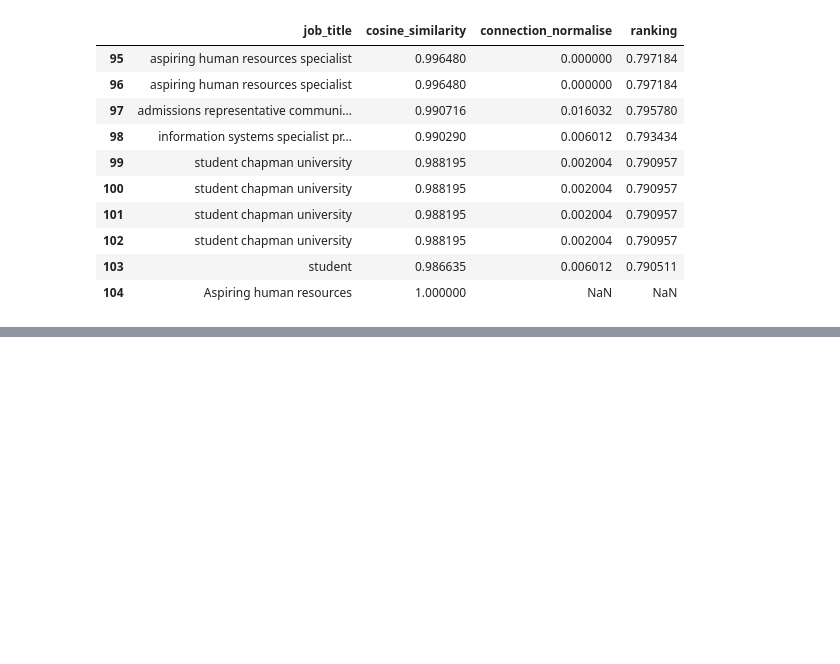
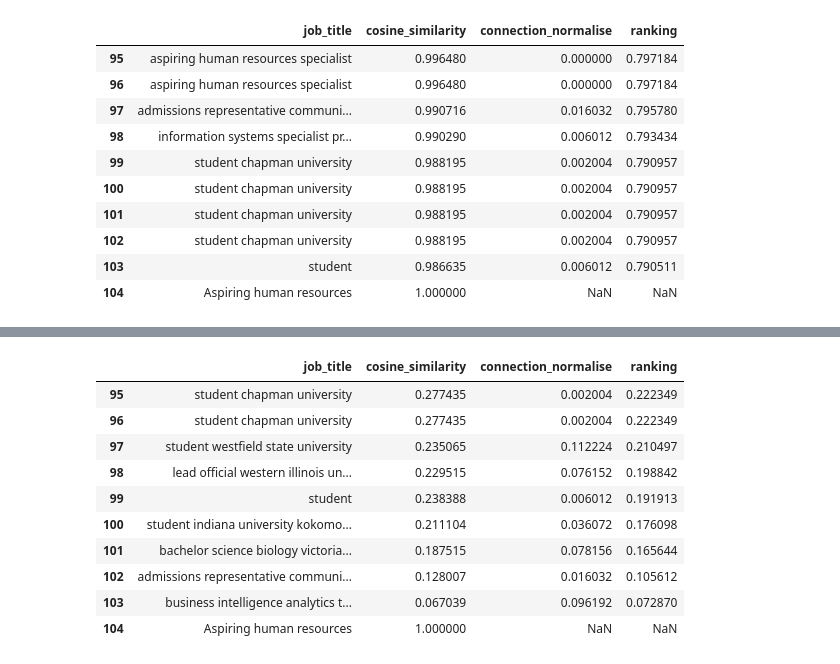
Before and after one commit to YannickMADZ/JGMWu8z1KCQHBm9T, a Jupyter notebook: potential_talents_rh.ipynb, the cells around one changed output, grey strips where cells are left out. Cells and saved outputs as stored; diff of their text form; code cells hidden in the pictures; blank space fills up the shorter version.

```diff
--- a/potential_talents_rh.ipynb
+++ b/potential_talents_rh.ipynb
@@ -627,0 +786,16 @@ df_cosine.tail(10)
+# %%
+# Bottom 10 potential talents
+
+df_cosine_2.tail(10)
+# %% [output]
+|  | job_title | cosine_similarity | connection_normalise | ranking |
+| 95 | student chapman university | 0.277435 | 0.002004 | 0.222349 |
+| 96 | student chapman university | 0.277435 | 0.002004 | 0.222349 |
+| 97 | student westfield state university | 0.235065 | 0.112224 | 0.210497 |
+| 98 | lead official western illinois un... | 0.229515 | 0.076152 | 0.198842 |
+| 99 | student | 0.238388 | 0.006012 | 0.191913 |
+| 100 | student indiana university kokomo... | 0.211104 | 0.036072 | 0.176098 |
+| 101 | bachelor science biology victoria... | 0.187515 | 0.078156 | 0.165644 |
+| 102 | admissions representative communi... | 0.128007 | 0.016032 | 0.105612 |
+| 103 | business intelligence analytics t... | 0.067039 | 0.096192 | 0.072870 |
+| 104 | Aspiring human resources | 1.000000 | NaN | NaN |
```
Also changed, not shown: parts of 12 cells of this notebook.
